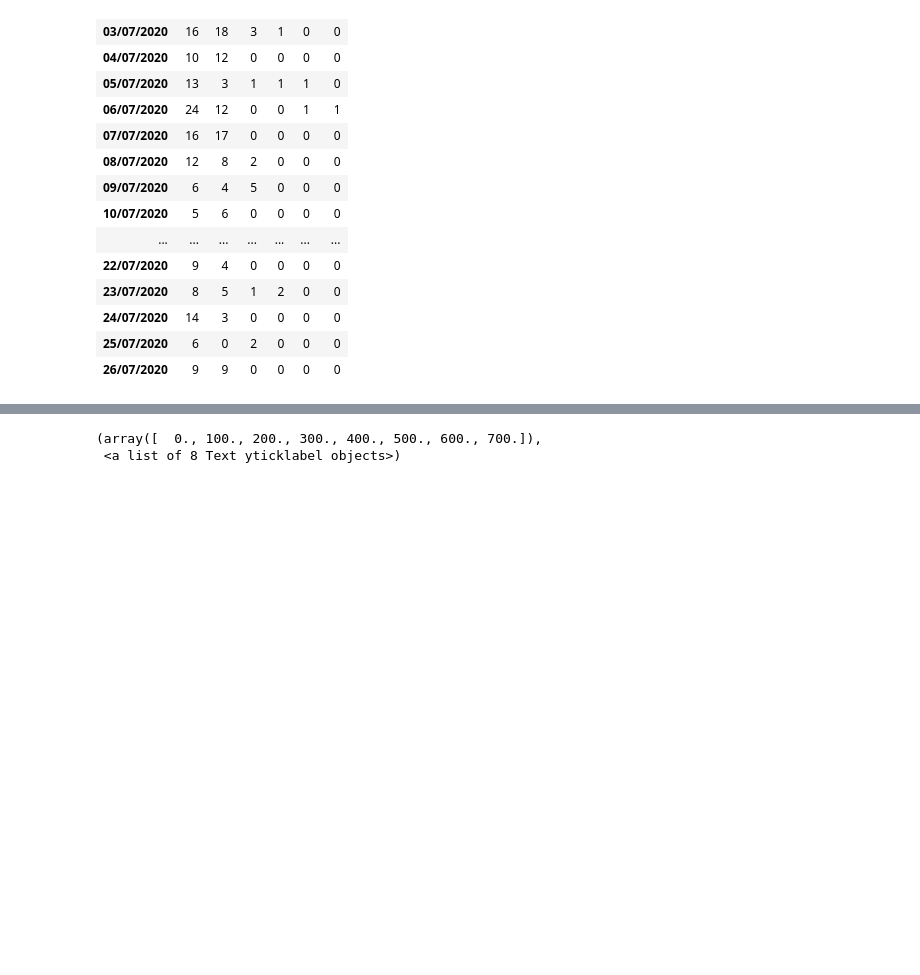
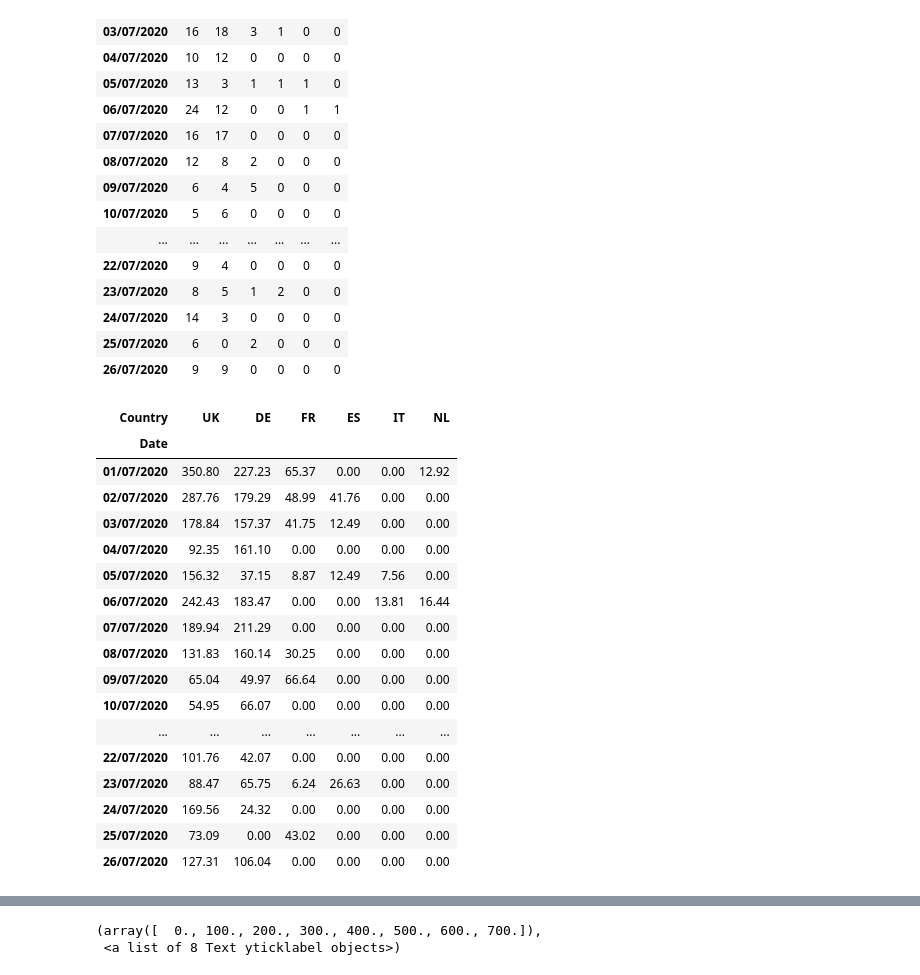
Before and after one commit to JoannaKang/kakao-commerce-data-analysis, a Jupyter notebook: Kakao_dashboard_Amazon.ipynb, the cells around one changed output, grey strips where cells are left out. Saved outputs shown, nothing was run; the diff lists cells and outputs as text; code cells hidden in the pictures; blank space fills up the shorter version.

```diff
--- a/Kakao_dashboard_Amazon.ipynb
+++ b/Kakao_dashboard_Amazon.ipynb
@@ -18,7 +18,7 @@ for i in range(len(amz_business_report_name)):
     amz_business_report_full_dir.append(os.path.join(amz_business_report_base_dir,amz_business_report_name[i]))
 
 for i in range(len(amz_ad_report_name)):
-    amz_ad_report_full_dir.append(os.path.join(amz_ad_report_base_dir,amz_business_report_name[i]))
+    amz_ad_report_full_dir.append(os.path.join(amz_ad_report_base_dir,amz_ad_report_name[i]))
 
 print(amz_business_report_full_dir)
 print(amz_ad_report_full_dir)
@@ -112,6 +108,7 @@ currency(business_report_IT, 0.94)
 currency(business_report_NL, 0.94)
 # %%
 columns_list = ['Date', 'Sessions', 'Ordered Product Sales','Total Order Items', 'Country']
+country_list = ['UK', 'DE', 'FR', 'ES', 'IT', 'NL']
 
 business_report_ALL = pd.concat([business_report_DE[columns_list],
 business_report_GB[columns_list],
@@ -122,7 +119,7 @@ business_report_NL[columns_list]]
 ,axis = 0)
 
 Session_country = pd.pivot_table(business_report_ALL, index = 'Date', columns='Country', values = 'Sessions', aggfunc = np.sum)
-Session_country = Session_country[['UK', 'DE', 'FR', 'ES', 'IT', 'NL']]
+Session_country = Session_country[country_list]
 Session_country
 # %% [output]
 | Country | UK | DE | FR | ES | IT | NL |
@@ -169,4 +166,24 @@ orders_country.fillna(0)
 | 26/07/2020 | 9 | 9 | 0 | 0 | 0 | 0 |
 # %%
 sales_country = pd.pivot_table(business_report_ALL, index = 'Date', columns='Country', values = 'Ordered Product Sales', aggfunc = np.sum)
-sales_country = sales_country[['UK', 'DE', 'FR', 'ES', 'IT', 'NL']]
+sales_country = sales_country[country_list]
+sales_country
+# %% [output]
+| Country | UK | DE | FR | ES | IT | NL |
+| Date |  |  |  |  |  |  |
+| 01/07/2020 | 350.80 | 227.23 | 65.37 | 0.00 | 0.00 | 12.92 |
+| 02/07/2020 | 287.76 | 179.29 | 48.99 | 41.76 | 0.00 | 0.00 |
+| 03/07/2020 | 178.84 | 157.37 | 41.75 | 12.49 | 0.00 | 0.00 |
+| 04/07/2020 | 92.35 | 161.10 | 0.00 | 0.00 | 0.00 | 0.00 |
+| 05/07/2020 | 156.32 | 37.15 | 8.87 | 12.49 | 7.56 | 0.00 |
+| 06/07/2020 | 242.43 | 183.47 | 0.00 | 0.00 | 13.81 | 16.44 |
+| 07/07/2020 | 189.94 | 211.29 | 0.00 | 0.00 | 0.00 | 0.00 |
+| 08/07/2020 | 131.83 | 160.14 | 30.25 | 0.00 | 0.00 | 0.00 |
+| 09/07/2020 | 65.04 | 49.97 | 66.64 | 0.00 | 0.00 | 0.00 |
+| 10/07/2020 | 54.95 | 66.07 | 0.00 | 0.00 | 0.00 | 0.00 |
+| ... | ... | ... | ... | ... | ... | ... |
+| 22/07/2020 | 101.76 | 42.07 | 0.00 | 0.00 | 0.00 | 0.00 |
+| 23/07/2020 | 88.47 | 65.75 | 6.24 | 26.63 | 0.00 | 0.00 |
+| 24/07/2020 | 169.56 | 24.32 | 0.00 | 0.00 | 0.00 | 0.00 |
+| 25/07/2020 | 73.09 | 0.00 | 43.02 | 0.00 | 0.00 | 0.00 |
+| 26/07/2020 | 127.31 | 106.04 | 0.00 | 0.00 | 0.00 | 0.00 |
```
Also changed, not shown: parts of 15 cells of this notebook.
